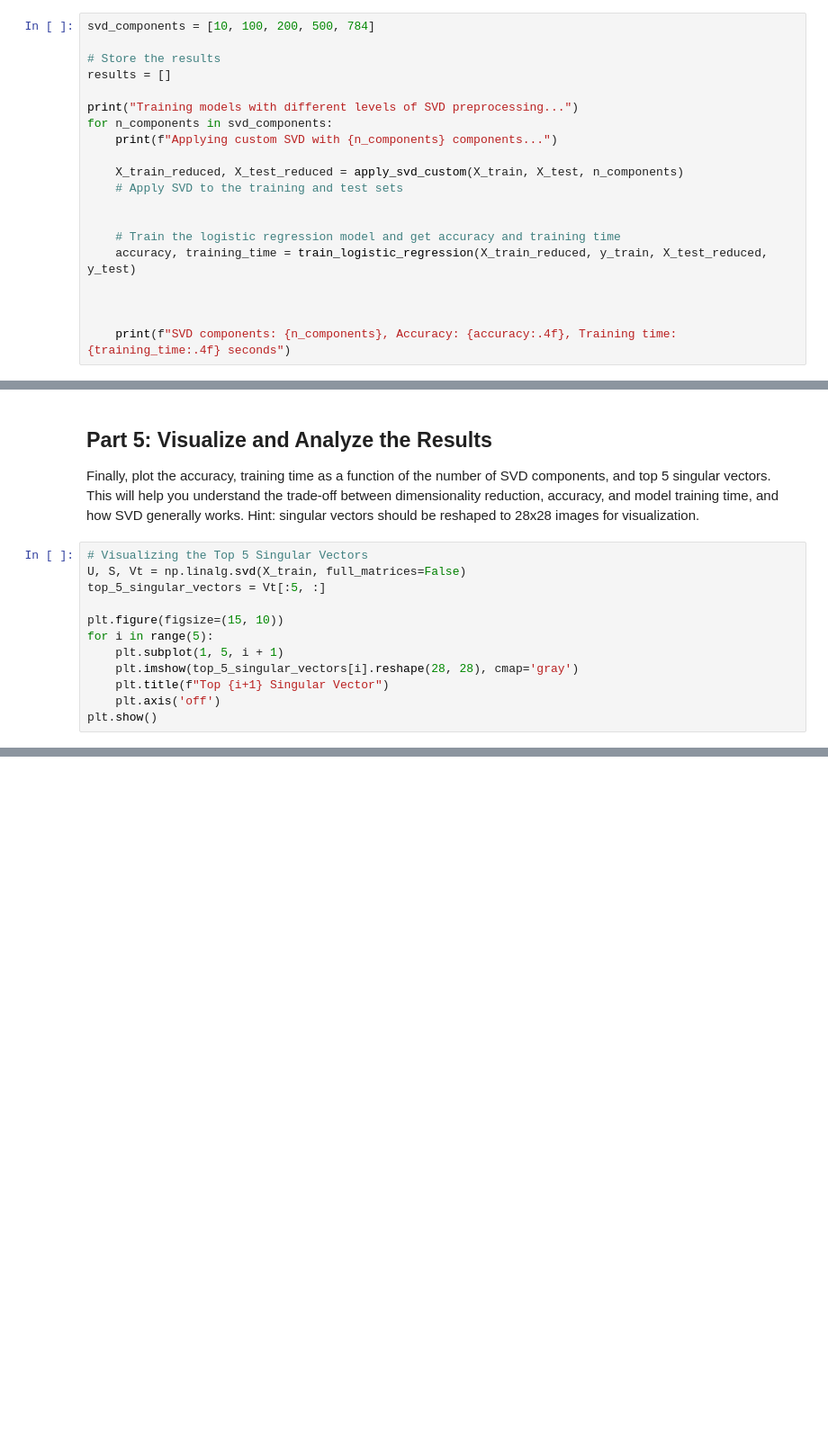
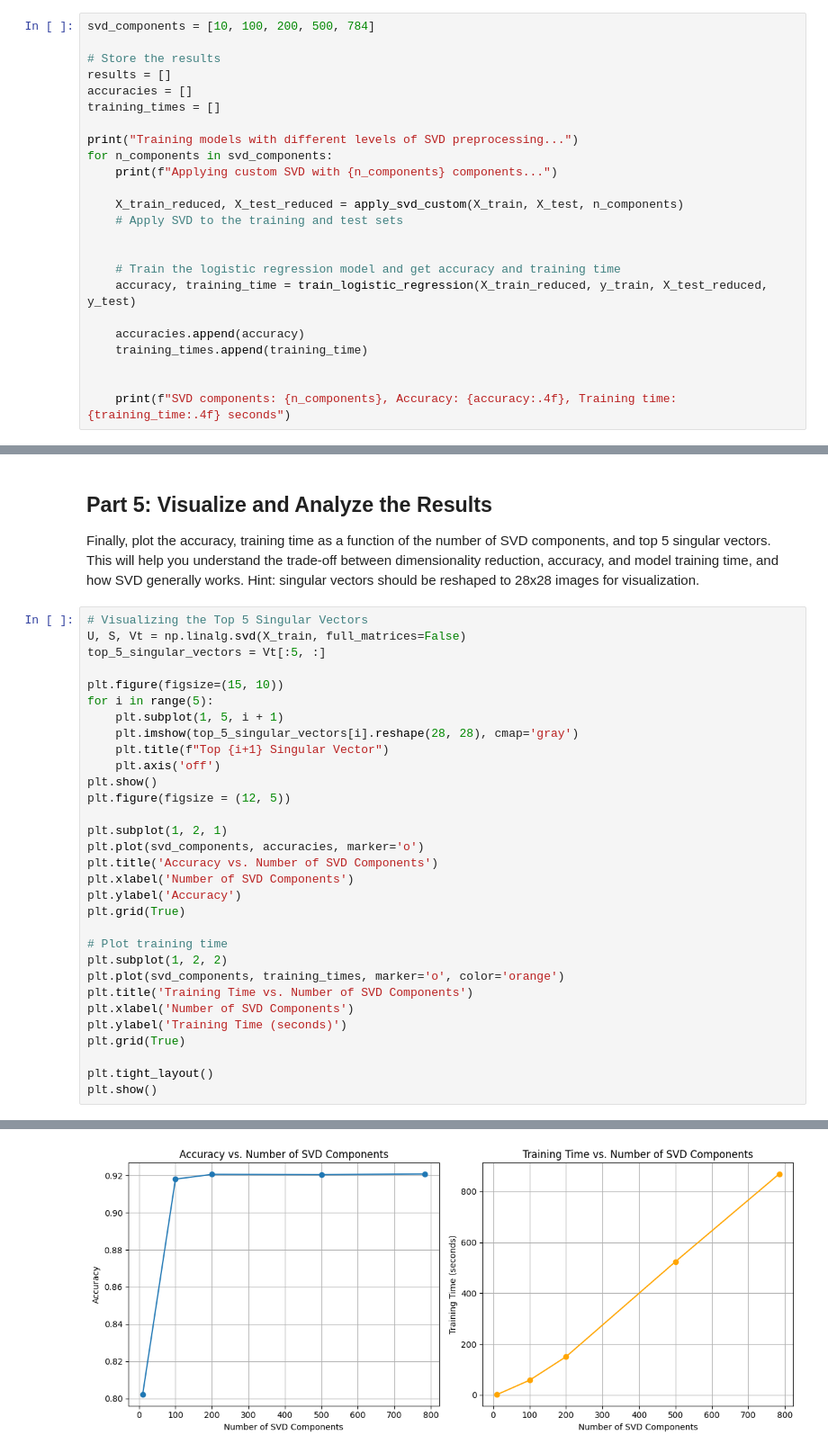
Before and after one commit to shanji361/jishan-assignment-3, a Jupyter notebook: assignment3.ipynb, the cells around one changed output, grey strips where cells are left out. Shown at 90% size. Saved outputs shown, nothing was run; the diff lists cells and outputs as text; blank space fills up the shorter version.

```diff
--- a/assignment3.ipynb
+++ b/assignment3.ipynb
@@ -84,6 +84,8 @@ svd_components = [10, 100, 200, 500, 784]
 
 # Store the results
 results = []
+accuracies = []
+training_times = []
 
 print("Training models with different levels of SVD preprocessing...")
 for n_components in svd_components:
@@ -96,6 +98,8 @@ for n_components in svd_components:
     # Train the logistic regression model and get accuracy and training time
     accuracy, training_time = train_logistic_regression(X_train_reduced, y_train, X_test_reduced, y_test)
 
+    accuracies.append(accuracy)
+    training_times.append(training_time)
 
 
     print(f"SVD components: {n_components}, Accuracy: {accuracy:.4f}, Training time: {training_time:.4f} seconds")
@@ -118,16 +122,36 @@ Finally, plot the accuracy, training time as a function of the number of SVD com
 # %%
 # Visualizing the Top 5 Singular Vectors
 U, S, Vt = np.linalg.svd(X_train, full_matrices=False)
 top_5_singular_vectors = Vt[:5, :]
 
 plt.figure(figsize=(15, 10))
 for i in range(5):
     plt.subplot(1, 5, i + 1)
     plt.imshow(top_5_singular_vectors[i].reshape(28, 28), cmap='gray')
     plt.title(f"Top {i+1} Singular Vector")
     plt.axis('off')
 plt.show()
+plt.figure(figsize = (12, 5))
+
+plt.subplot(1, 2, 1)
+plt.plot(svd_components, accuracies, marker='o')
+plt.title('Accuracy vs. Number of SVD Components')
+plt.xlabel('Number of SVD Components')
+plt.ylabel('Accuracy')
+plt.grid(True)
+
+# Plot training time
+plt.subplot(1, 2, 2)
+plt.plot(svd_components, training_times, marker='o', color='orange')
+plt.title('Training Time vs. Number of SVD Components')
+plt.xlabel('Number of SVD Components')
+plt.ylabel('Training Time (seconds)')
+plt.grid(True)
+
+plt.tight_layout()
+plt.show()
 # %% [output]
 [figure]
+[figure, added]
 # %% [markdown]
 ## Part 6: Analyze / Conclusion
```
Also changed, not shown: parts of 2 cells of this notebook.
